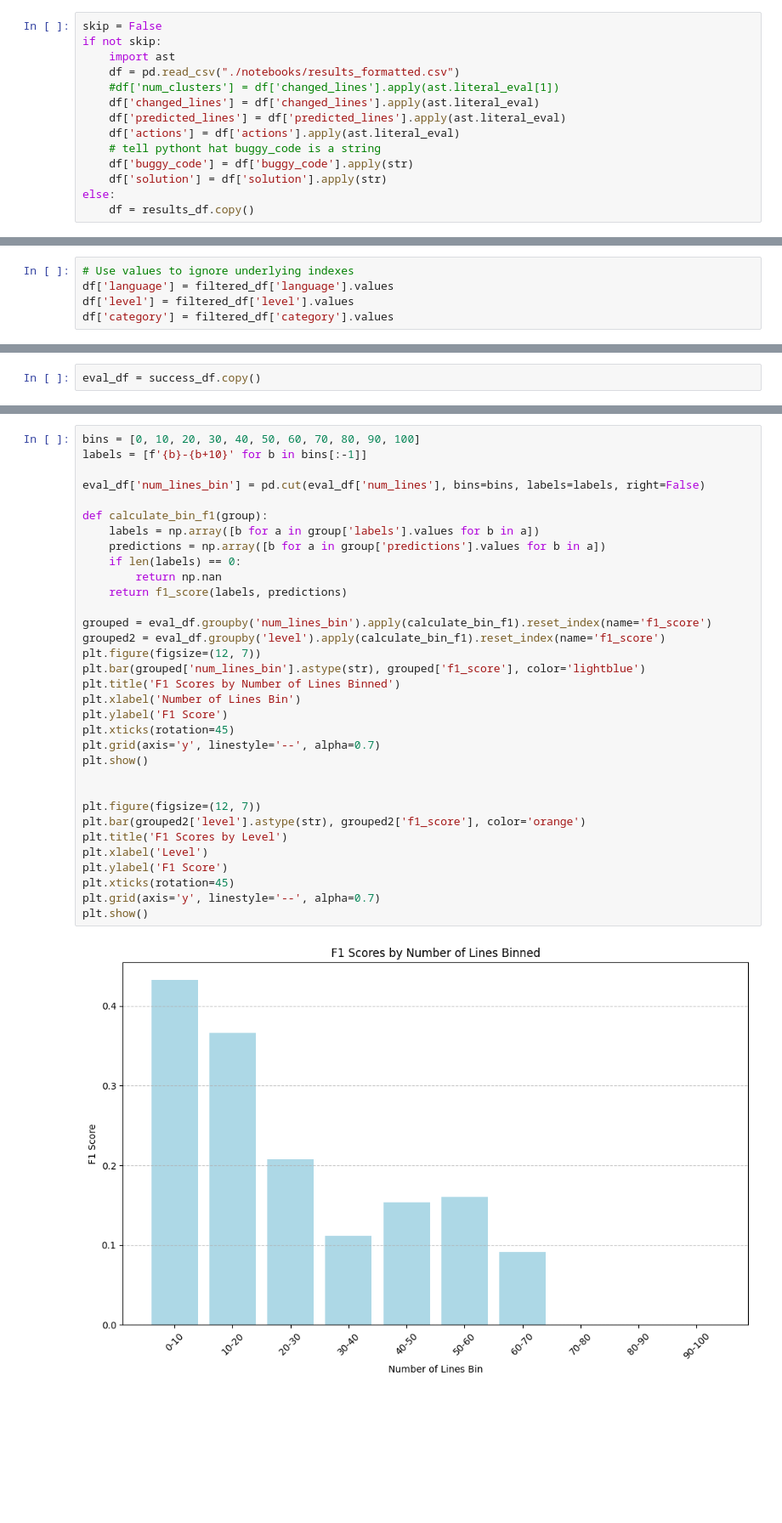
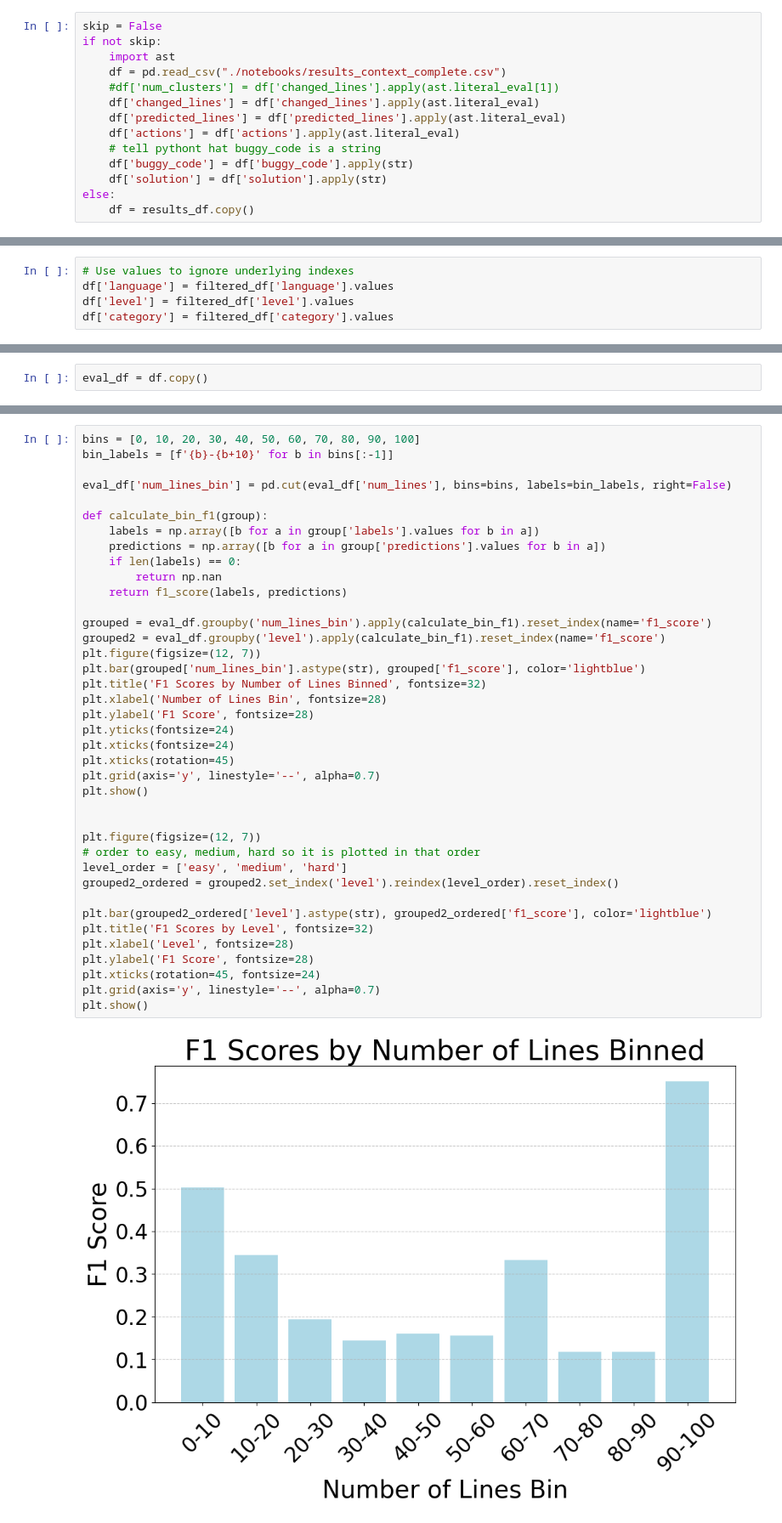
Before and after one commit to ai4se1/notebooks, a Jupyter notebook: benchmarking-prompting.ipynb, the cells around one changed output, grey strips where cells are left out. Shown at 85% size. Cells and saved outputs as stored; diff of their text form; blank space fills up the shorter version.

Commit message:
fix imports and adjust plots

```diff
--- a/benchmarking-prompting.ipynb
+++ b/benchmarking-prompting.ipynb
@@ -251,7 +253,7 @@ results_df.to_csv(results_file_name, index=False)
 skip = False
 if not skip:
     import ast
-    df = pd.read_csv("./notebooks/results_formatted.csv")
+    df = pd.read_csv("./notebooks/results_context_complete.csv")
     #df['num_clusters'] = df['changed_lines'].apply(ast.literal_eval[1])
     df['changed_lines'] = df['changed_lines'].apply(ast.literal_eval)
     df['predicted_lines'] = df['predicted_lines'].apply(ast.literal_eval)
@@ -298,6 +300,6 @@ changed_lines                                                    [5]
 Name: 0, dtype: object
 # %%
-eval_df = success_df.copy()
+eval_df = df.copy()
 # %%
 eval_df.head()
 # %% [output]
@@ -370,35 +372,41 @@ Unknown action: add_variable
 # %%
 bins = [0, 10, 20, 30, 40, 50, 60, 70, 80, 90, 100]
-labels = [f'{b}-{b+10}' for b in bins[:-1]]
+bin_labels = [f'{b}-{b+10}' for b in bins[:-1]]
 
-eval_df['num_lines_bin'] = pd.cut(eval_df['num_lines'], bins=bins, labels=labels, right=False)
+eval_df['num_lines_bin'] = pd.cut(eval_df['num_lines'], bins=bins, labels=bin_labels, right=False)
 
 def calculate_bin_f1(group):
     labels = np.array([b for a in group['labels'].values for b in a])
     predictions = np.array([b for a in group['predictions'].values for b in a])
     if len(labels) == 0:
         return np.nan
     return f1_score(labels, predictions)
 
 grouped = eval_df.groupby('num_lines_bin').apply(calculate_bin_f1).reset_index(name='f1_score')
 grouped2 = eval_df.groupby('level').apply(calculate_bin_f1).reset_index(name='f1_score')
 plt.figure(figsize=(12, 7))
 plt.bar(grouped['num_lines_bin'].astype(str), grouped['f1_score'], color='lightblue')
-plt.title('F1 Scores by Number of Lines Binned')
-plt.xlabel('Number of Lines Bin')
-plt.ylabel('F1 Score')
+plt.title('F1 Scores by Number of Lines Binned', fontsize=32)
+plt.xlabel('Number of Lines Bin', fontsize=28)
+plt.ylabel('F1 Score', fontsize=28)
+plt.yticks(fontsize=24)
+plt.xticks(fontsize=24)
 plt.xticks(rotation=45)
 plt.grid(axis='y', linestyle='--', alpha=0.7)
 plt.show()
 
 
 plt.figure(figsize=(12, 7))
-plt.bar(grouped2['level'].astype(str), grouped2['f1_score'], color='orange')
-plt.title('F1 Scores by Level')
-plt.xlabel('Level')
-plt.ylabel('F1 Score')
-plt.xticks(rotation=45)
+# order to easy, medium, hard so it is plotted in that order
+level_order = ['easy', 'medium', 'hard']
+grouped2_ordered = grouped2.set_index('level').reindex(level_order).reset_index()
+
+plt.bar(grouped2_ordered['level'].astype(str), grouped2_ordered['f1_score'], color='lightblue')
+plt.title('F1 Scores by Level', fontsize=32)
+plt.xlabel('Level', fontsize=28)
+plt.ylabel('F1 Score', fontsize=28)
+plt.xticks(rotation=45, fontsize=24)
 plt.grid(axis='y', linestyle='--', alpha=0.7)
 plt.show()
 # %% [output]
-[figure, old version]
+[figure, new version]
```
Also changed, not shown: parts of 10 cells of this notebook.
